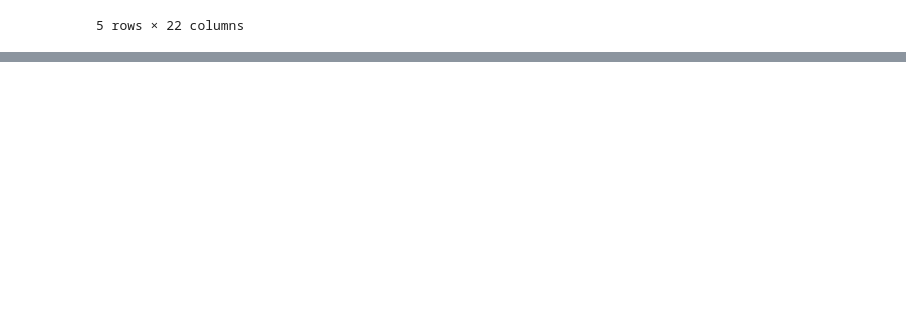
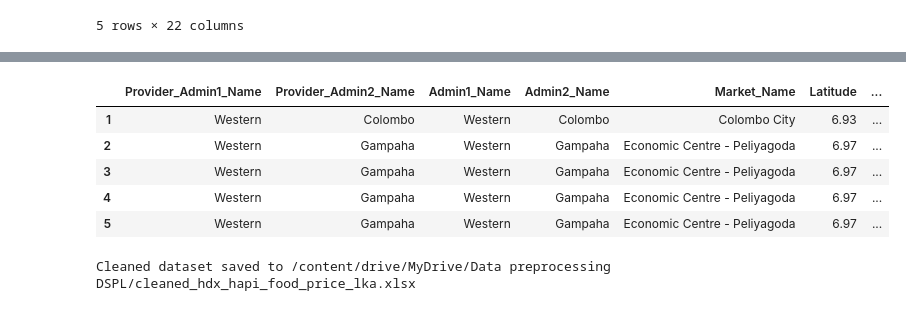
Before and after one commit to DaharaD/DSPL-PREPROCESSING, a Jupyter notebook: Data_Preprocessing_DSPL.ipynb, the cells around one changed output, grey strips where cells are left out. Drawn from its saved outputs; the diff is of its cells as text; code cells hidden in the pictures; blank space fills up the shorter version.

```diff
--- a/Data_Preprocessing_DSPL.ipynb
+++ b/Data_Preprocessing_DSPL.ipynb
@@ -61,0 +98,3 @@ dtype: int64
+# %%
+# Filter outliers (optional step)
+df = df[(df['Standardized_Price'] < df['Standardized_Price'].mean() + 3 * df['Standardized_Price'].std()) & (df['Standardized_Price'] > df['Standardized_Price'].mean() - 3 * df['Standardized_Price'].std())]
@@ -61,0 +106,57 @@ dtype: int64
+# %%
+
+#Define the commodity mapping dictionary
+commodity_mapping = {
+ 'Bananas': 'Vegetables and Fruits',
+'Carrots': 'Vegetables and Fruits',
+'Coconut': 'Vegetables and Fruits',
+'Eggplants': 'Vegetables and Fruits',
+'Onions (imported)': 'Vegetables and Fruits',
+'Onions (red, local)': 'Vegetables and Fruits',
+'Papaya': 'Vegetables and Fruits',
+'Pineapples': 'Vegetables and Fruits',
+'Pumpkin': 'Vegetables and Fruits',
+'Snake gourd': 'Vegetables and Fruits',
+'Tomatoes': 'Vegetables and Fruits',
+'Potatoes (imported)': 'Cereals and Tubers',
+'Potatoes (local)': 'Cereals and Tubers',
+'Rice (medium grain)': 'Cereals and Tubers',
+'Rice (white)': 'Cereals and Tubers',
+'Eggs': 'Meat, Fish and Eggs',
+'Fish (dry, sprats)': 'Meat, Fish and Eggs',
+'Fish (goldstripe sardinella)': 'Meat, Fish and Eggs',
+'Fish (sail fish)': 'Meat, Fish and Eggs',
+'Fish (skipjack tuna)': 'Meat, Fish and Eggs',
+'Fish (trenched sardinella)': 'Meat, Fish and Eggs',
+'Fish (yellowfin tuna)': 'Meat, Fish and Eggs',
+'Fish (jack)': 'Meat, Fish and Eggs',
+'Meat (chicken, broiler)': 'Meat, Fish and Eggs',
+'Meat (chicken, fresh)': 'Meat, Fish and Eggs',
+'Beans': 'Pulses and Nuts',
+'Beans (mung)': 'Pulses and Nuts',
+'Cowpeas (whole, average)': 'Pulses and Nuts',
+'Lentils': 'Pulses and Nuts',
+'Oil (coconut)': 'Oil and Fats',
+'Chili (red, dry raw)': 'Miscellaneous Food'
+}
+
+# Map the commodity names to broader categories
+df['Commodity_Category'] = df['Commodity_Name'].map(commodity_mapping).fillna(df['Commodity_Category'])
+# %%
+df.head()
+# %% [output]
+|  | Provider_Admin1_Name | Provider_Admin2_Name | Admin1_Name | Admin2_Name | Market_Name | Latitude | ... |
+| 1 | Western | Colombo | Western | Colombo | Colombo City | 6.93 | ... |
+| 2 | Western | Gampaha | Western | Gampaha | Economic Centre - Peliyagoda | 6.97 | ... |
+| 3 | Western | Gampaha | Western | Gampaha | Economic Centre - Peliyagoda | 6.97 | ... |
+| 4 | Western | Gampaha | Western | Gampaha | Economic Centre - Peliyagoda | 6.97 | ... |
+| 5 | Western | Gampaha | Western | Gampaha | Economic Centre - Peliyagoda | 6.97 | ... |
+# %%
+# Assuming df is your cleaned DataFrame
+# Save the cleaned dataset to the specified file path
+cleaned_file_path = '/content/drive/MyDrive/Data preprocessing DSPL/cleaned_hdx_hapi_food_price_lka.xlsx'  # Define the file path here
+df.to_excel(cleaned_file_path, index=False)
+
+print(f"Cleaned dataset saved to {cleaned_file_path}")
+# %% [output]
+Cleaned dataset saved to /content/drive/MyDrive/Data preprocessing DSPL/cleaned_hdx_hapi_food_price_lka.xlsx
```
Also changed, not shown: parts of 12 cells of this notebook.
